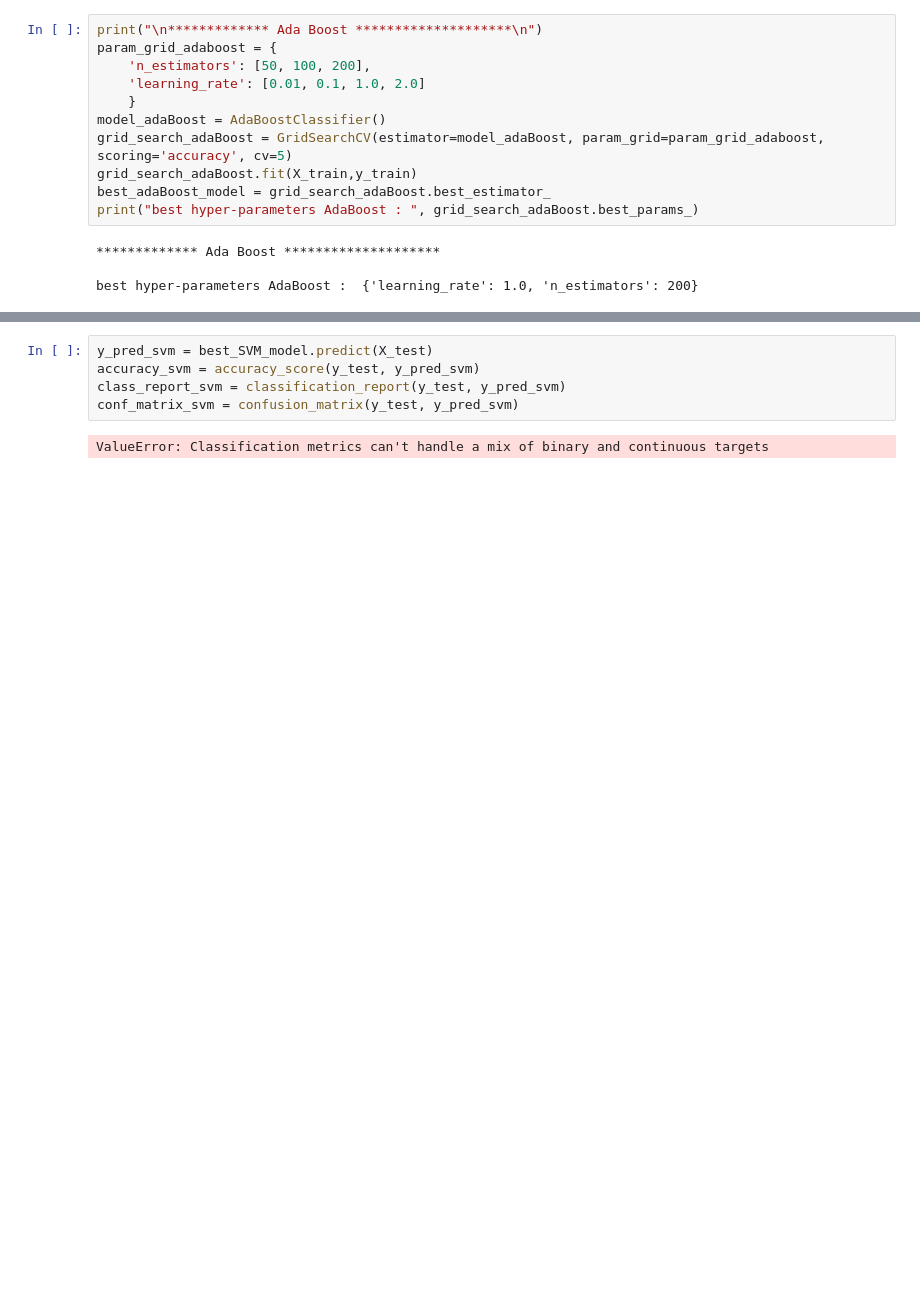
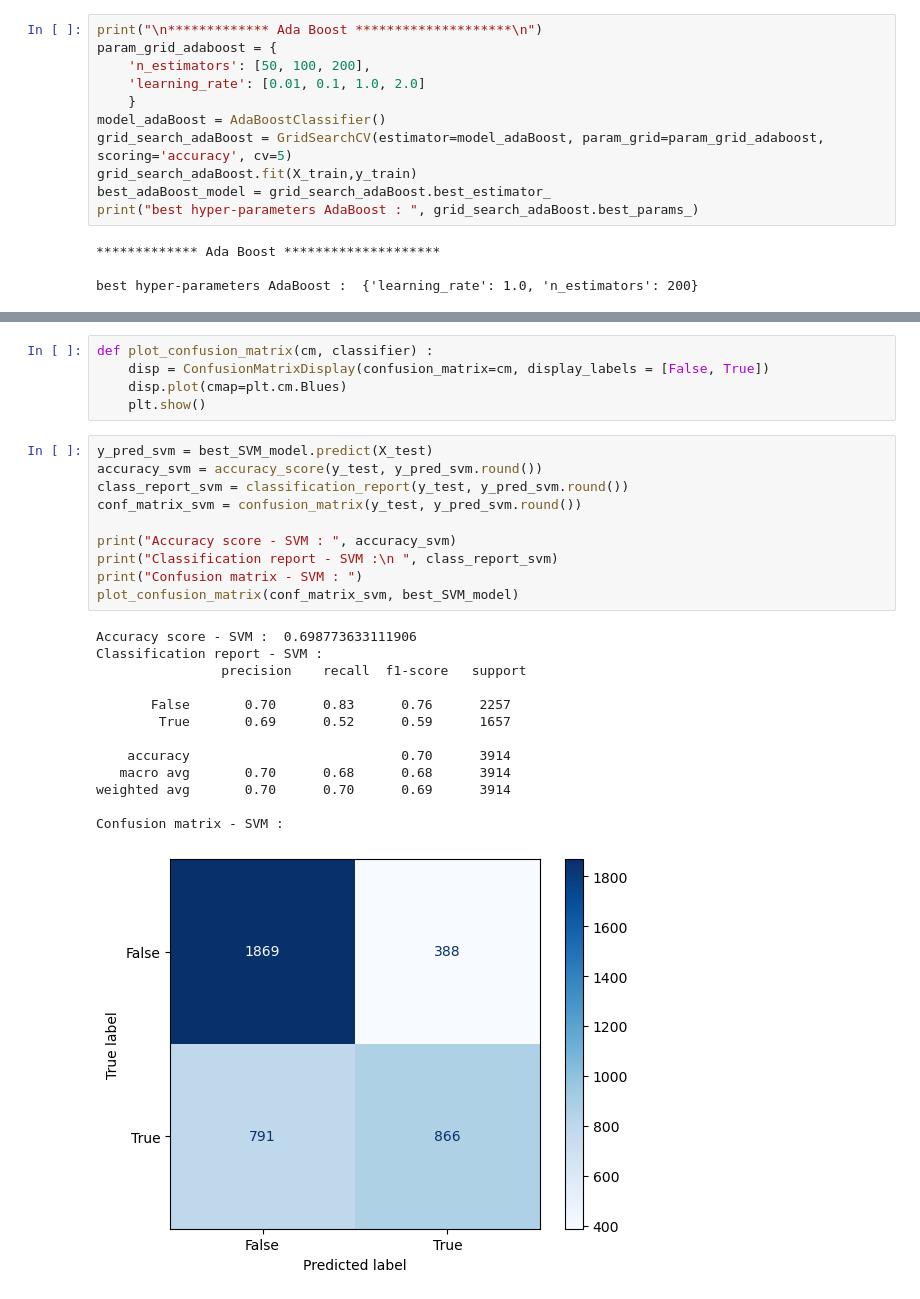
Before and after one commit to GhizlaneBadaoui/supervisedML, a Jupyter notebook: TP1_SML.ipynb, the cells around one changed output, grey strips where cells are left out. Saved outputs shown, nothing was run; the diff lists cells and outputs as text; blank space fills up the shorter version.

```diff
--- a/TP1_SML.ipynb
+++ b/TP1_SML.ipynb
@@ -119,9 +121,31 @@ Gradient Boosting
+# %%
+def plot_confusion_matrix(cm, classifier) :
+    disp = ConfusionMatrixDisplay(confusion_matrix=cm, display_labels = [False, True])
+    disp.plot(cmap=plt.cm.Blues)
+    plt.show()
 # %%
 y_pred_svm = best_SVM_model.predict(X_test)
-accuracy_svm = accuracy_score(y_test, y_pred_svm)
-class_report_svm = classification_report(y_test, y_pred_svm)
-conf_matrix_svm = confusion_matrix(y_test, y_pred_svm)
+accuracy_svm = accuracy_score(y_test, y_pred_svm.round())
+class_report_svm = classification_report(y_test, y_pred_svm.round())
+conf_matrix_svm = confusion_matrix(y_test, y_pred_svm.round())
+
+print("Accuracy score - SVM : ", accuracy_svm)
+print("Classification report - SVM :\n ", class_report_svm)
+print("Confusion matrix - SVM : ")
+plot_confusion_matrix(conf_matrix_svm, best_SVM_model)
 # %% [output]
-ValueError: Classification metrics can't handle a mix of binary and continuous targets
+Accuracy score - SVM :  0.698773633111906
+Classification report - SVM :
+                precision    recall  f1-score   support
+
+       False       0.70      0.83      0.76      2257
+        True       0.69      0.52      0.59      1657
+
+    accuracy                           0.70      3914
+   macro avg       0.70      0.68      0.68      3914
+weighted avg       0.70      0.70      0.69      3914
+
+Confusion matrix - SVM :
+[figure, added]
 # %%
 y_pred_randomF = best_randomF_model.predict(X_test)
```
Also changed, not shown: parts of 20 cells of this notebook.
